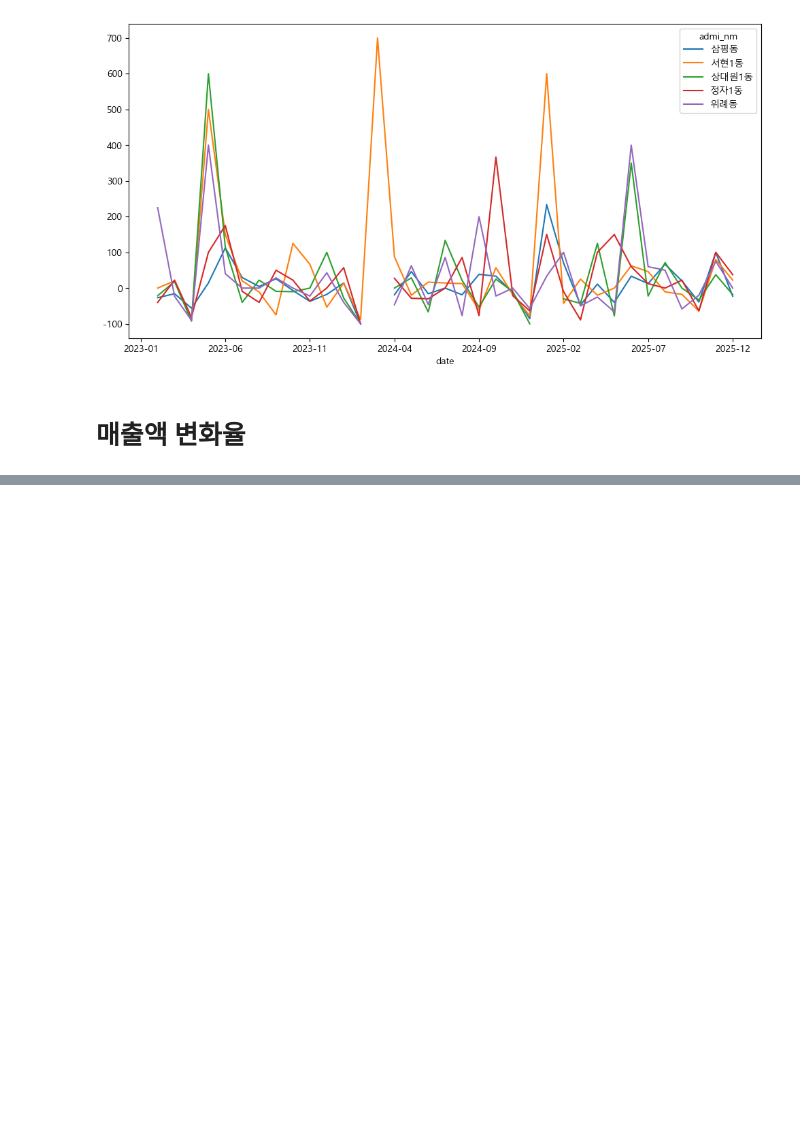
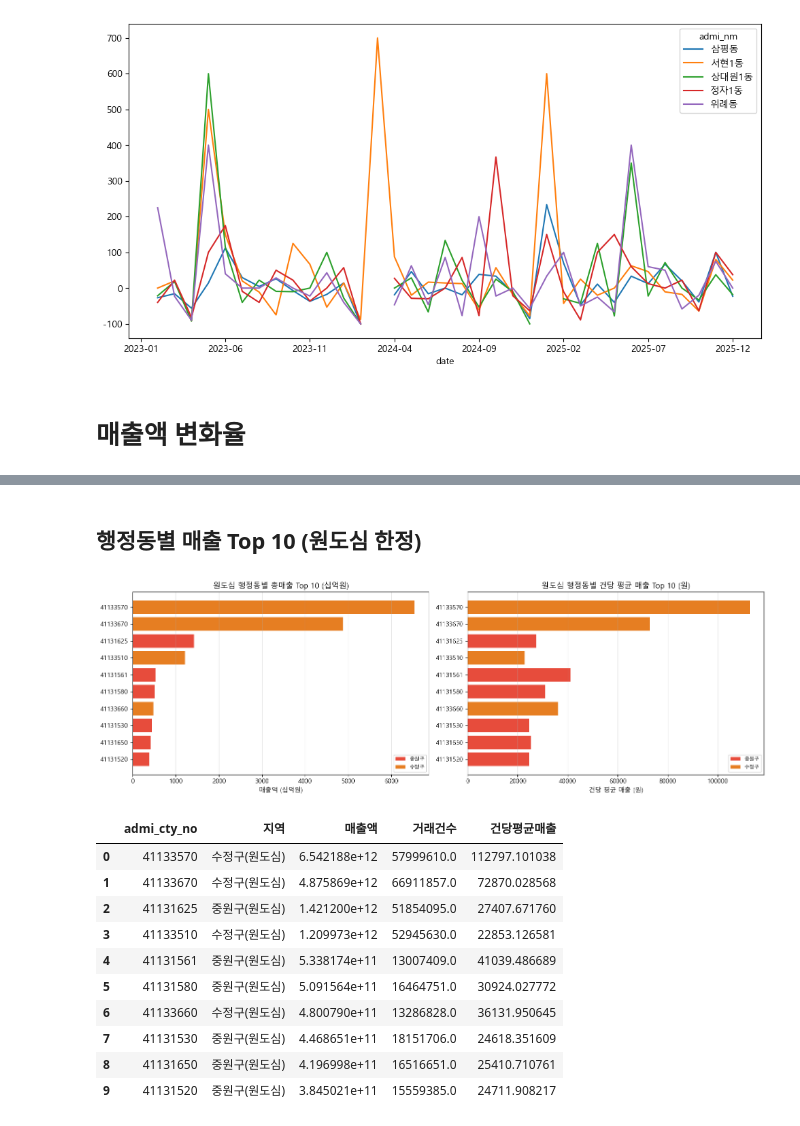
Before and after one commit to bulsajo1/final_project, a Jupyter notebook: eunbi/EDA.ipynb, the cells around one changed output, grey strips where cells are left out. Drawn from its saved outputs; the diff is of its cells as text; code cells hidden in the pictures; blank space fills up the shorter version.

```diff
--- a/eunbi/EDA.ipynb
+++ b/eunbi/EDA.ipynb
@@ -246,0 +317,54 @@ growth_rate[top_dongs].plot(figsize=(12,6))
+# %% [markdown]
+## 행정동별 매출 Top 10 (원도심 한정)
+# %%
+dong_df = con.execute(f"""
+    SELECT
+        CAST(cty_rgn_no AS VARCHAR) AS cty_rgn_no,
+        CAST(admi_cty_no AS VARCHAR) AS admi_cty_no,
+        SUM(amt) AS 매출액,
+        SUM(cnt) AS 거래건수,
+        SUM(amt) / NULLIF(SUM(cnt), 0) AS 건당평균매출
+    FROM read_csv_auto('{SALES_PATH}', delim=',', header=True)
+    WHERE CAST(cty_rgn_no AS VARCHAR) IN ('41131', '41133')
+    GROUP BY cty_rgn_no, admi_cty_no
+    ORDER BY 매출액 DESC
+    LIMIT 10
+""").df()
+dong_df['지역'] = dong_df['cty_rgn_no'].map(region_map)
+
+fig, axes = plt.subplots(1, 2, figsize=(15, 5))
+
+colors_bar = ['#e74c3c' if '중원구' in r else '#e67e22' for r in dong_df['지역']]
+
+axes[0].barh(dong_df['admi_cty_no'], dong_df['매출액'] / 1e9, color=colors_bar)
+axes[0].set_title('원도심 행정동별 총매출 Top 10 (십억원)')
+axes[0].set_xlabel('매출액 (십억원)')
+axes[0].invert_yaxis()
+
+axes[1].barh(dong_df['admi_cty_no'], dong_df['건당평균매출'], color=colors_bar)
+axes[1].set_title('원도심 행정동별 건당 평균 매출 Top 10 (원)')
+axes[1].set_xlabel('건당 평균 매출 (원)')
+axes[1].invert_yaxis()
+
+from matplotlib.patches import Patch
+legend_elements = [Patch(facecolor='#e74c3c', label='중원구'), Patch(facecolor='#e67e22', label='수정구')]
+for ax in axes:
+    ax.legend(handles=legend_elements, fontsize=8)
+    ax.grid(axis='x', alpha=0.3)
+
+plt.tight_layout()
+plt.show()
+display(dong_df[['admi_cty_no', '지역', '매출액', '거래건수', '건당평균매출']])
+# %% [output]
+[figure, added]
+|  | admi_cty_no | 지역 | 매출액 | 거래건수 | 건당평균매출 |
+| 0 | 41133570 | 수정구(원도심) | 6.542188e+12 | 57999610.0 | 112797.101038 |
+| 1 | 41133670 | 수정구(원도심) | 4.875869e+12 | 66911857.0 | 72870.028568 |
+| 2 | 41131625 | 중원구(원도심) | 1.421200e+12 | 51854095.0 | 27407.671760 |
+| 3 | 41133510 | 수정구(원도심) | 1.209973e+12 | 52945630.0 | 22853.126581 |
+| 4 | 41131561 | 중원구(원도심) | 5.338174e+11 | 13007409.0 | 41039.486689 |
+| 5 | 41131580 | 중원구(원도심) | 5.091564e+11 | 16464751.0 | 30924.027772 |
+| 6 | 41133660 | 수정구(원도심) | 4.800790e+11 | 13286828.0 | 36131.950645 |
+| 7 | 41131530 | 중원구(원도심) | 4.468651e+11 | 18151706.0 | 24618.351609 |
+| 8 | 41131650 | 중원구(원도심) | 4.196998e+11 | 16516651.0 | 25410.710761 |
+| 9 | 41131520 | 중원구(원도심) | 3.845021e+11 | 15559385.0 | 24711.908217 |
```
Also changed, not shown: parts of 16 cells of this notebook.
